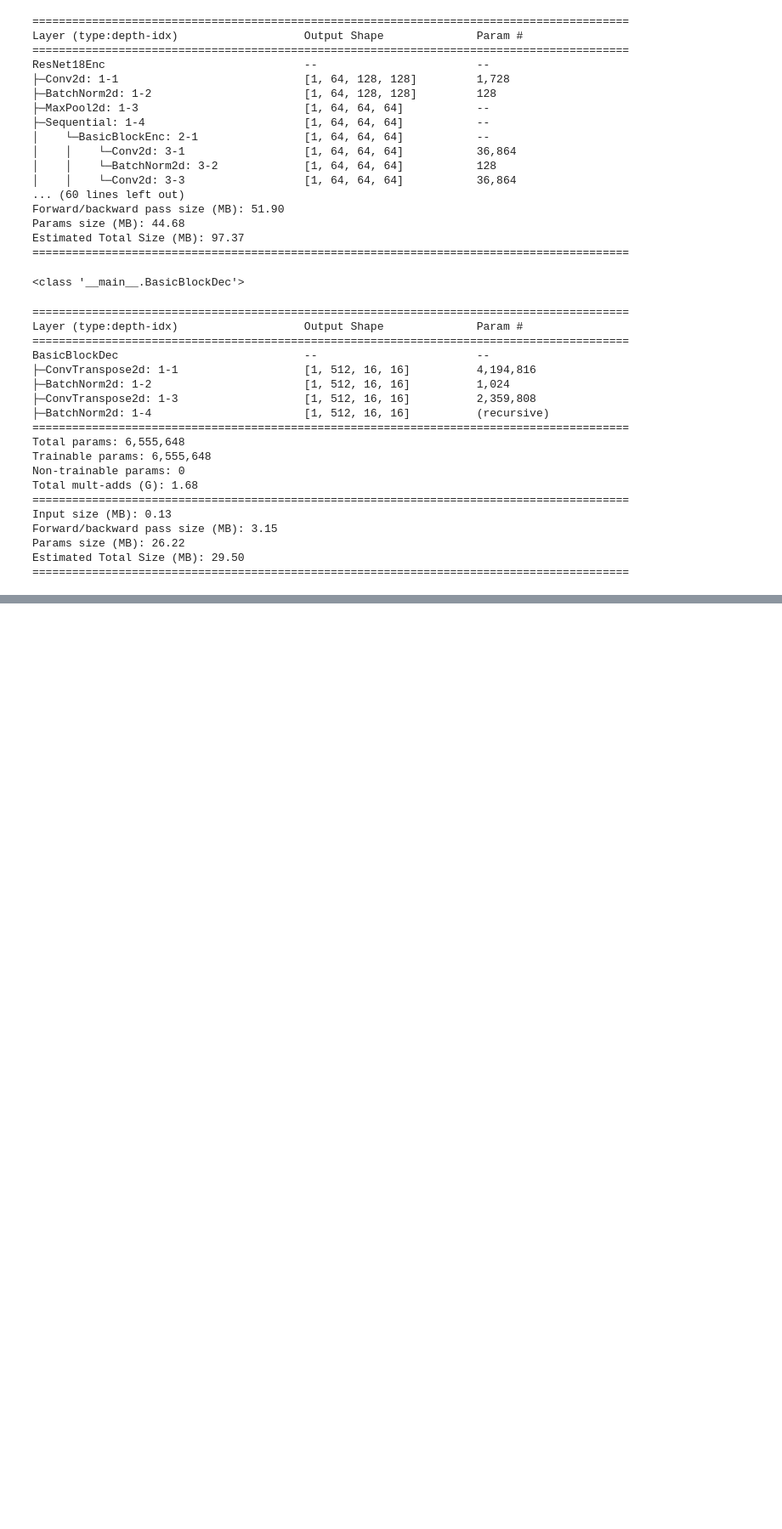
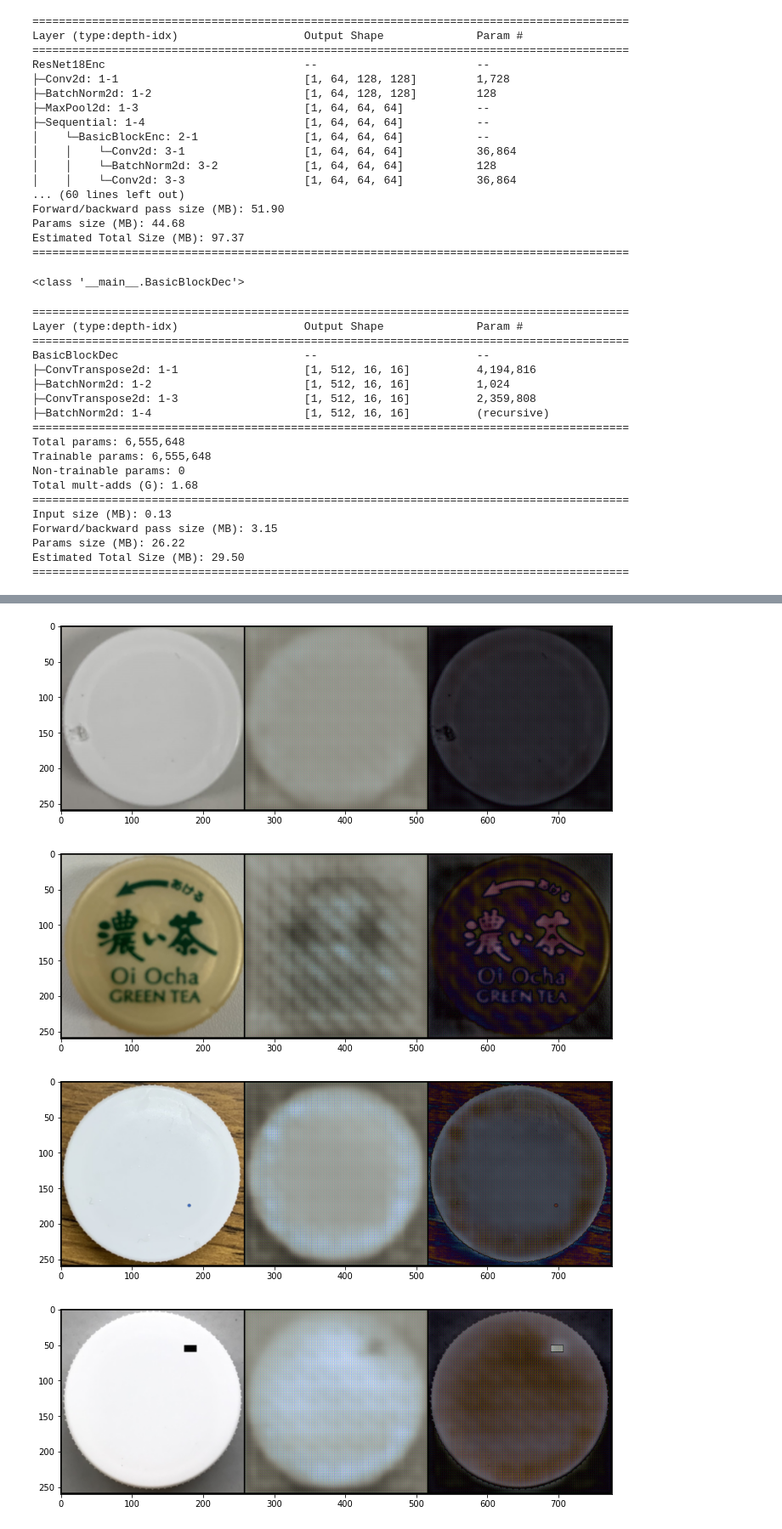
Before and after one commit to tsmiyamoto/VAE-ResNet18-PyTorch, a Jupyter notebook: resnet_autoencoder.ipynb, the cells around one changed output, grey strips where cells are left out. Shown at 85% size. Saved outputs shown, nothing was run; the diff lists cells and outputs as text; code cells hidden in the pictures; blank space fills up the shorter version.

```diff
--- a/resnet_autoencoder.ipynb
+++ b/resnet_autoencoder.ipynb
@@ -594,0 +682,4 @@ Estimated Total Size (MB): 184.89
+# %%
+today = datetime.datetime.today()
+today = today.strftime('%m%d%H%M')
+pkl_path = "resnetAE_{}.pkl".format(today)
@@ -594,0 +688,4 @@ Estimated Total Size (MB): 184.89
+# %%
+model = AutoEncoder(z_dim=10).cuda()
+model.load_state_dict(torch.load(pkl_path))
+model.eval()
@@ -594,0 +710,5 @@ Estimated Total Size (MB): 184.89
+# %%
+test_root = './cap_dataset/white_omote_crop/test'
+# %%
+test_dataset = LoadFromFolder(test_root, transform=transform_dict["test"])
+test_loader = torch.utils.data.DataLoader(test_dataset, batch_size=1)
@@ -594,0 +721,22 @@ Estimated Total Size (MB): 184.89
+# %%
+for idx in range(len(test_dataset)):
+
+    x = test_dataset[idx].view(1, 3, 256, 256).cuda()
+#     x = Variable(test_dataset[idx]).cuda()
+    constructed = model(x)
+
+#     loss = Anomaly_score(x, E_x, G_E_x)
+    diff_img = torch.abs(x - constructed)
+#     print(f"Anomaly_score: {loss:.3f}")
+    comparison = torch.cat([x.to("cpu"), constructed.to("cpu"), diff_img.to("cpu")])
+    joined_image = make_grid(comparison, nrow=3).detach().numpy()
+    joined_image = np.transpose(joined_image, [1, 2, 0])
+
+    plt.figure(figsize=(12, 4))
+    plt.imshow(joined_image)
+    plt.show()
+# %% [output]
+[figure, added]
+[figure, added]
+[figure, added]
+[figure, added]
```
Also changed, not shown: parts of 25 cells of this notebook.
